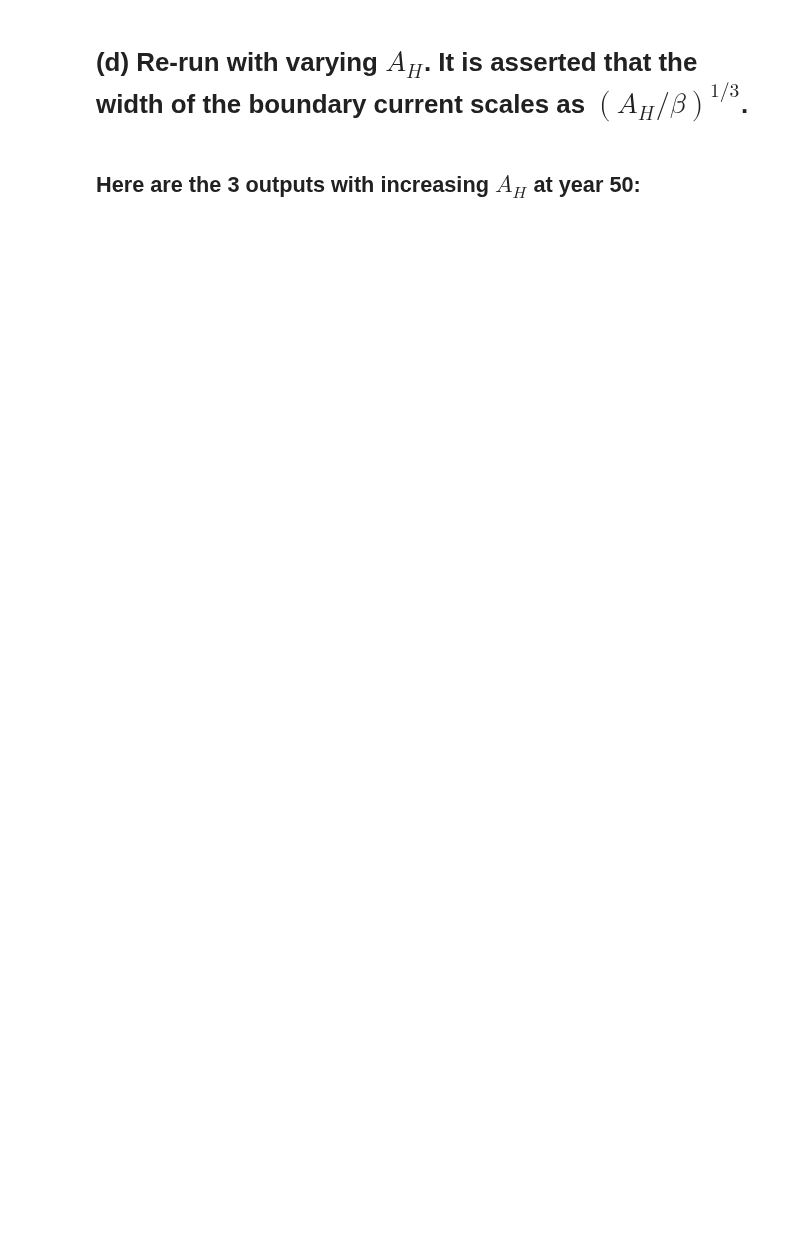
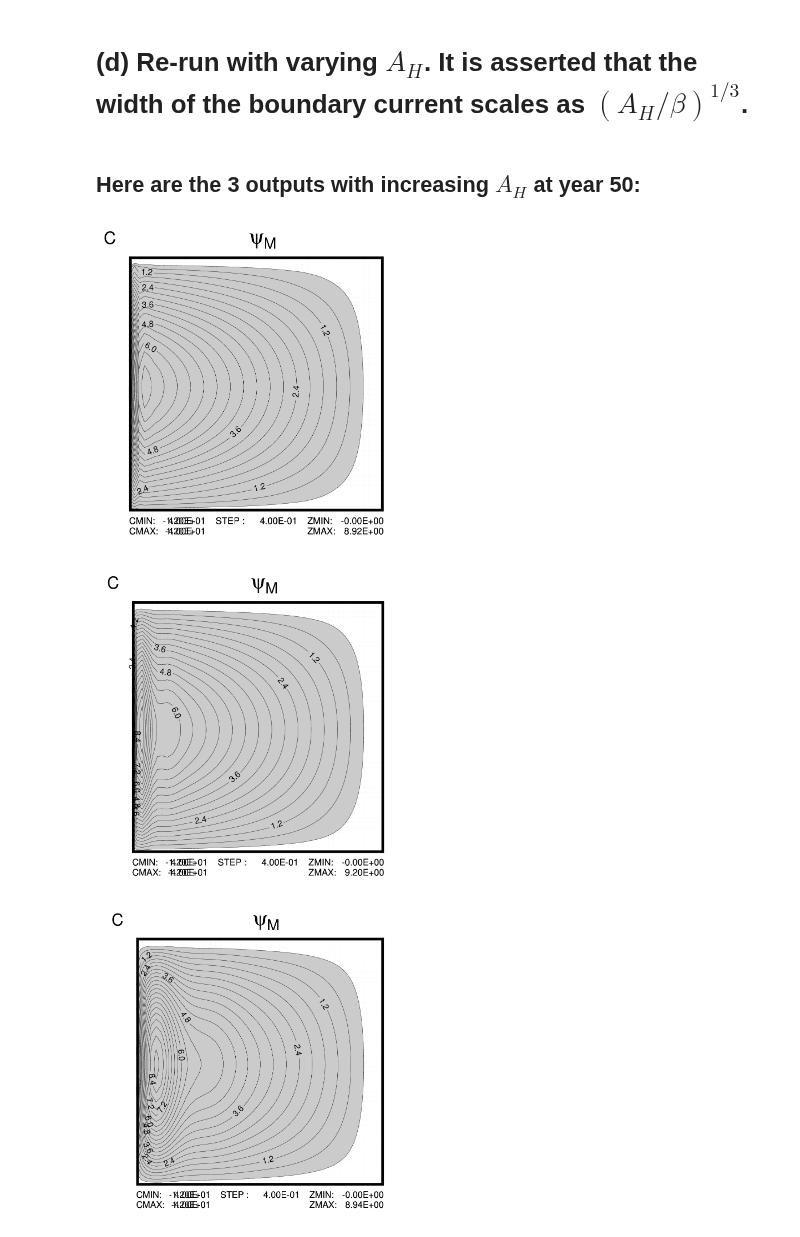
Before and after one commit to profxj/ocea200, a Jupyter notebook: OCEA-201/hw/1/OCEA201_HW1.ipynb, the cells around one changed output. Drawn from its saved outputs; the diff is of its cells as text; code cells hidden in the pictures; blank space fills up the shorter version.

```diff
--- a/OCEA-201/hw/1/OCEA201_HW1.ipynb
+++ b/OCEA-201/hw/1/OCEA201_HW1.ipynb
@@ -113,3 +120,13 @@ unyt_quantity(1.53248422, 'm**2/s')
 # (d) Re-run with varying $A_H$.  It is asserted that the width of the boundary current scales as $(A_H/\beta)^{1/3}$.
 # %% [markdown]
 ## Here are the 3 outputs with increasing $A_H$ at year 50:
+# %%
+x = Image(filename = 'Outputs/psiM_50_AH3.png', width=300)#, height=100)
+y = Image(filename = 'Outputs/psiM_50_AH4.png', width=300)#, height=100)
+z = Image(filename = 'Outputs/psiM_50_AH5.png', width=300)#, height=100)
+
+display(x,y,z)
+# %% [output]
+[figure, added]
+[figure, added]
+[figure, added]
```
Also changed, not shown: parts of 20 cells of this notebook, 5 other files.
